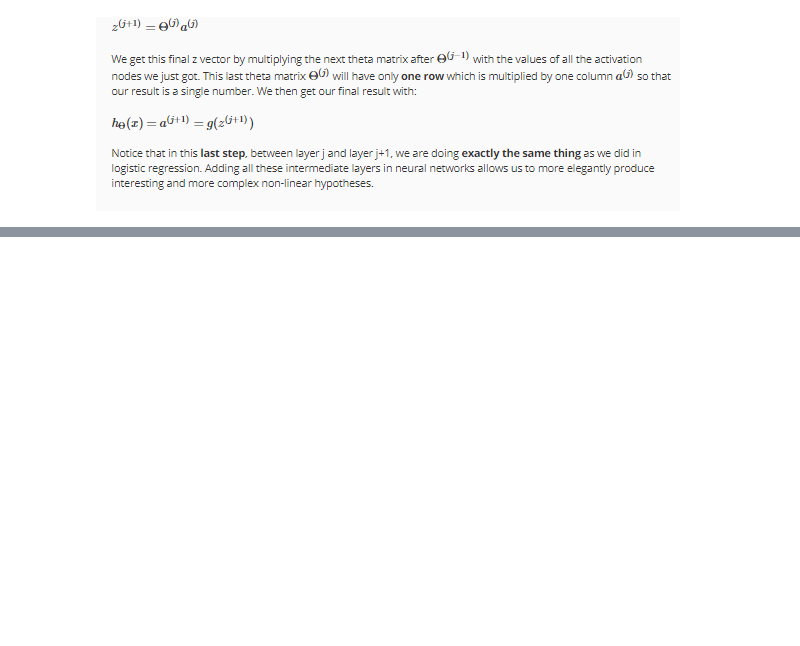
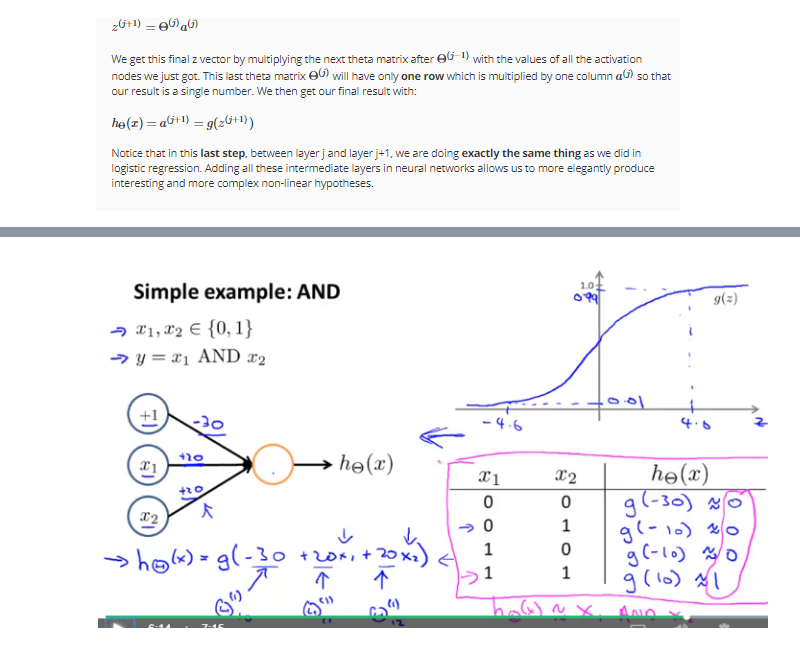
Before and after one commit to louloret/Andrew-NG-Machine-Learning, a Jupyter notebook: Week 4 Neural Networks Representation-checkpoint.ipynb, the cells around one changed output, grey strips where cells are left out. Drawn from its saved outputs; the diff is of its cells as text; code cells hidden in the pictures; blank space fills up the shorter version.

```diff
--- a/Week 4 Neural Networks Representation-checkpoint.ipynb
+++ b/Week 4 Neural Networks Representation-checkpoint.ipynb
@@ -122,0 +131,4 @@ Image(filename = path + "model_representation4.png")
+# %%
+Image(filename = path + "logical_and_neuralnet.png")
+# %% [output]
+[figure, added]
```
Also changed, not shown: parts of 5 cells of this notebook.
